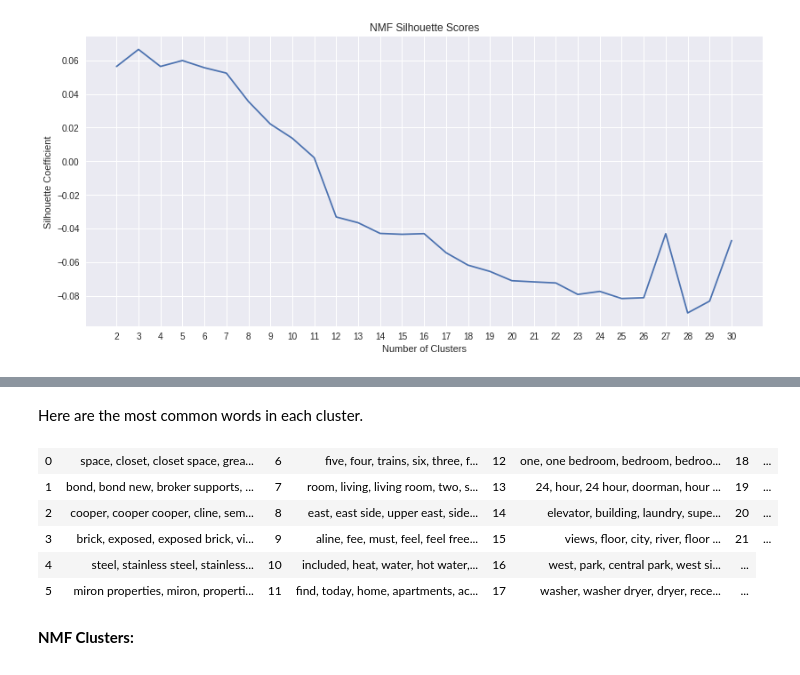
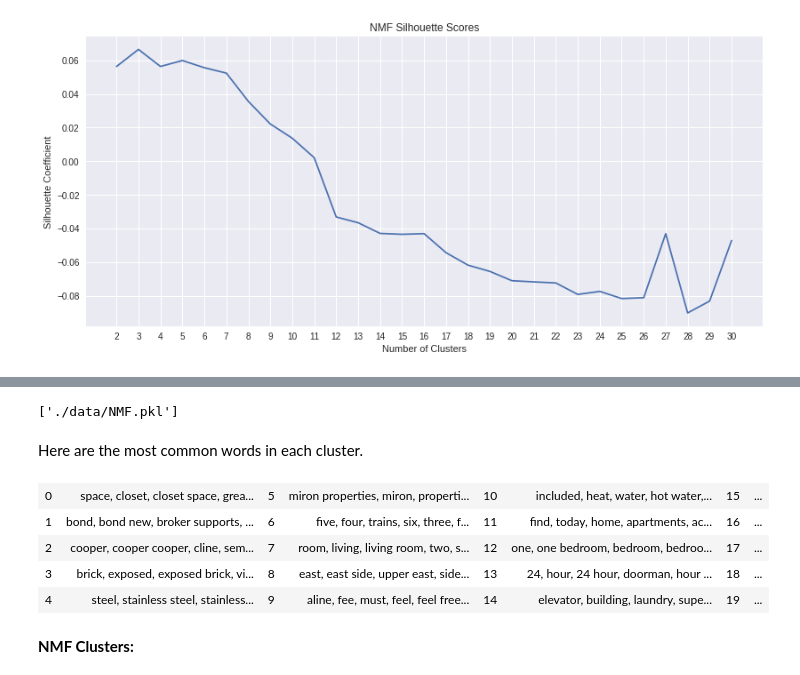
Before and after one commit to dextersealy/metis-projects, a Jupyter notebook: data_exploration.ipynb, the cells around one changed output, grey strips where cells are left out. Saved outputs shown, nothing was run; the diff lists cells and outputs as text; code cells hidden in the pictures.

```diff
--- a/data_exploration.ipynb
+++ b/data_exploration.ipynb
@@ -643,6 +654,6 @@ Now we've established the 'optimum' number of clusters, fit the entire data set
 # %%
 %%time
-params = { 'n_clusters' : 7, 'random_state' : 4444,  'init' : 'k-means++', 'n_jobs' : -1 }
+params = {'n_clusters' : 13, 'random_state' : 4444,  'init' : 'k-means++', 'n_jobs' : -1}
 km = KMeans(**params)
 km.fit(tfidf_matrix)
 # %% [output]
@@ -724,19 +737,23 @@ Wall time: 13.9 s
+# %%
+joblib.dump(nmf, './data/NMF.pkl')
+#km = joblib.load('./data/NMF.pkl')
+# %% [output]
+['./data/NMF.pkl']
 # %% [markdown]
 Here are the most common words in each cluster.
 # %%
 topics = {}
 words = np.asarray(tfidf_vectorizer.get_feature_names())
 for r in nmf.components_:
     feature_importances = r.argsort()[::-1]
     topics[len(topics)] = ', '.join(words[feature_importances][:10])
-pp_dict(topics, rows=6)
+pp_dict(topics, rows=5)
 # %% [output]
-| 0 | space, closet, closet space, grea... | 6 | five, four, trains, six, three, f... | 12 | one, one bedroom, bedroom, bedroo... | 18 | ... |
-| 1 | bond, bond new, broker supports, ... | 7 | room, living, living room, two, s... | 13 | 24, hour, 24 hour, doorman, hour ... | 19 | ... |
-| 2 | cooper, cooper cooper, cline, sem... | 8 | east, east side, upper east, side... | 14 | elevator, building, laundry, supe... | 20 | ... |
-| 3 | brick, exposed, exposed brick, vi... | 9 | aline, fee, must, feel, feel free... | 15 | views, floor, city, river, floor ... | 21 | ... |
-| 4 | steel, stainless steel, stainless... | 10 | included, heat, water, hot water,... | 16 | west, park, central park, west si... | ... |
-| 5 | miron properties, miron, properti... | 11 | find, today, home, apartments, ac... | 17 | washer, washer dryer, dryer, rece... | ... |
+| 0 | space, closet, closet space, grea... | 5 | miron properties, miron, properti... | 10 | included, heat, water, hot water,... | 15 | ... |
+| 1 | bond, bond new, broker supports, ... | 6 | five, four, trains, six, three, f... | 11 | find, today, home, apartments, ac... | 16 | ... |
+| 2 | cooper, cooper cooper, cline, sem... | 7 | room, living, living room, two, s... | 12 | one, one bedroom, bedroom, bedroo... | 17 | ... |
+| 3 | brick, exposed, exposed brick, vi... | 8 | east, east side, upper east, side... | 13 | 24, hour, 24 hour, doorman, hour ... | 18 | ... |
+| 4 | steel, stainless steel, stainless... | 9 | aline, fee, must, feel, feel free... | 14 | elevator, building, laundry, supe... | 19 | ... |
 # %%
 df['nmf_clusters'] = np.argmax(nmf_factors, axis=1)
 feature_hist(df, 'nmf_clusters', title='NMF (n_components=22)', xlabel='Cluster')
```
Also changed, not shown: parts of 68 cells of this notebook, 3 other files.
